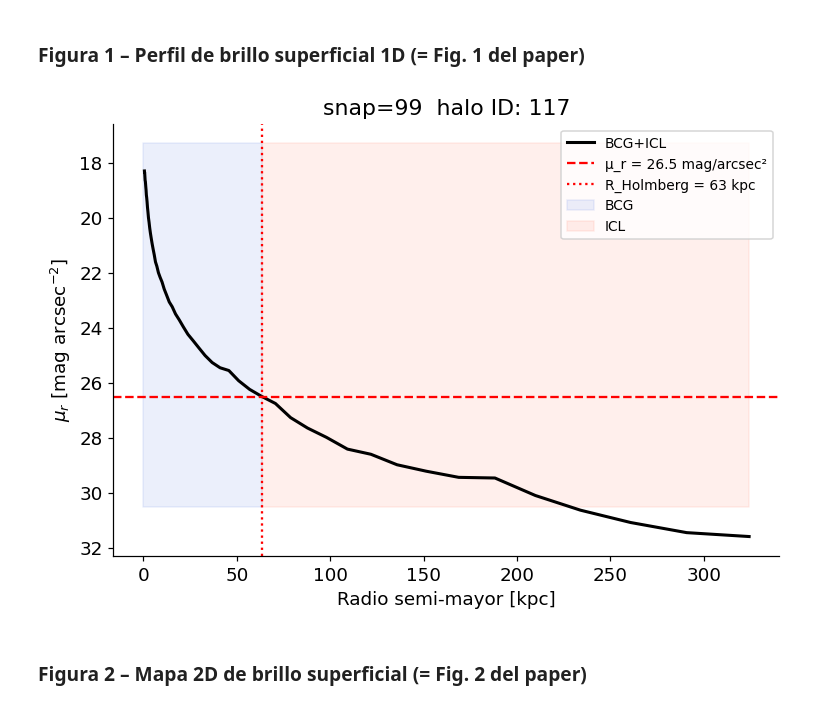
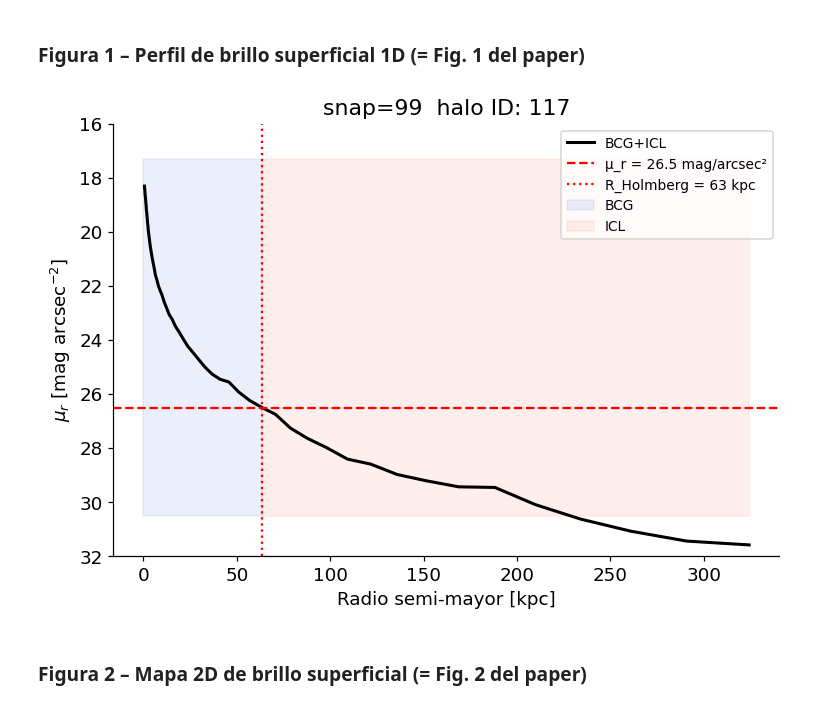
Before and after one commit to patito-mary/icl, a Jupyter notebook: 01_separacion_BCG_ICL.ipynb, the cells around one changed output. Drawn from its saved outputs; the diff is of its cells as text; code cells hidden in the pictures.

```diff
--- a/01_separacion_BCG_ICL.ipynb
+++ b/01_separacion_BCG_ICL.ipynb
@@ -242,32 +242,33 @@ f_ICL = 0.152
 # %%
 fig, ax = plt.subplots(figsize=(7, 5))
 valid = np.isfinite(mu_r)
 
 ax.plot(r_mid[valid], mu_r[valid], 'k-', lw=2, label='BCG+ICL')
 ax.axhline(P.MU_HOLMBERG, color='r', ls='--', lw=1.5,
            label=f'μ_r = {P.MU_HOLMBERG} mag/arcsec²')
 if np.isfinite(r_h):
     ax.axvline(r_h, color='r', ls=':', lw=1.5,
                label=f'R_Holmberg = {r_h:.0f} kpc')
     ax.fill_betweenx([mu_r[valid].min()-1, P.MU_HOLMBERG+4],
                       0, r_h, alpha=0.10, color='royalblue', label='BCG')
     ax.fill_betweenx([mu_r[valid].min()-1, P.MU_HOLMBERG+4],
                       r_h, r_mid[valid][-1], alpha=0.10, color='tomato', label='ICL')
 
 #ax.set_xscale('log')
 ax.invert_yaxis()
 ax.set_xlabel('Radio semi-mayor [kpc]')
 ax.set_ylabel(r'$\mu_r$ [mag arcsec$^{-2}$]')
 ax.set_title(f'snap={P.SNAP}  halo ID: {group_idx[i_demo]}')
 ax.legend(fontsize=9)
+ax.set_ylim(32, 16)
 plt.tight_layout()
 plt.savefig(f'{FIG_PDF}/fig01_perfil_sb_haloid{group_idx[i_demo]}_snap{P.SNAP}.pdf',
             bbox_inches='tight')
 plt.savefig(f'{FIG_PNG}/fig01_perfil_sb_haloid{group_idx[i_demo]}_snap{P.SNAP}.png',
             bbox_inches='tight', dpi=150)
 plt.show()
 # %% [output]
-[figure, old version]
+[figure, new version]
 # %% [markdown]
 ### Figura 2 – Mapa 2D de brillo superficial (= Fig. 2 del paper)
 # %%
```
Also changed, not shown: parts of 1 cell of this notebook, 12 other files.
